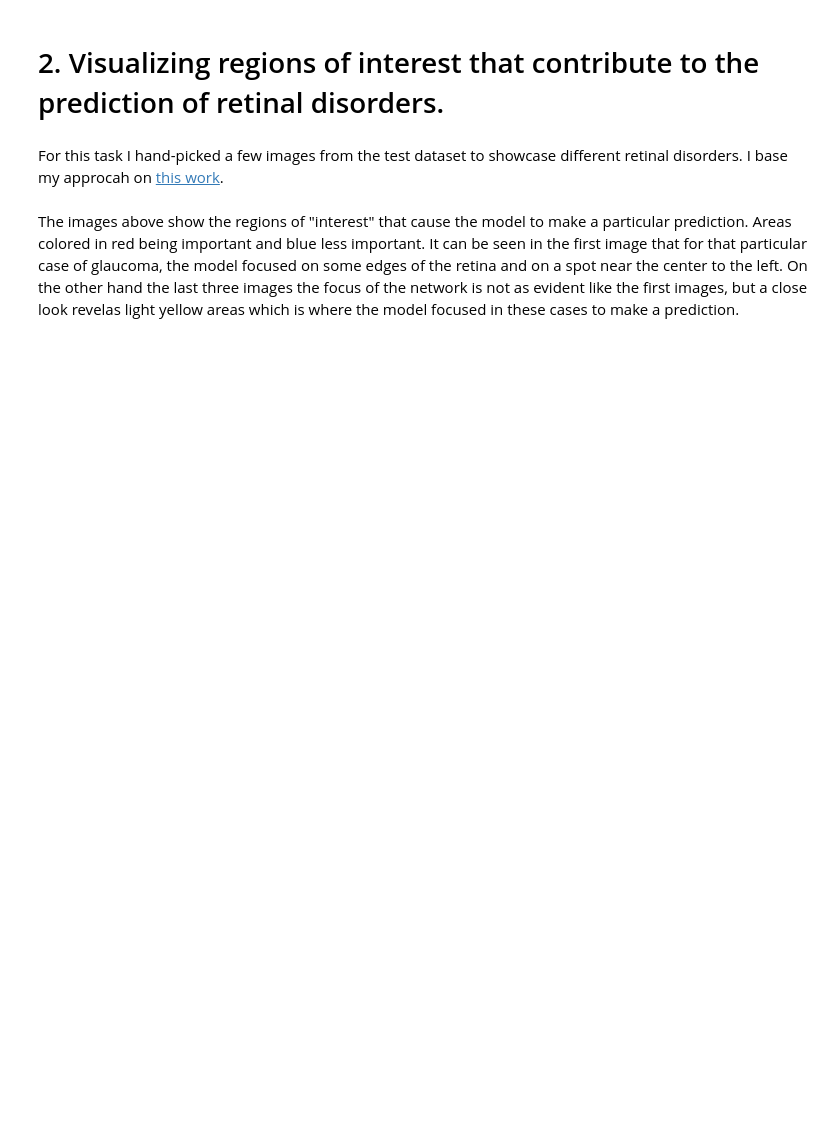
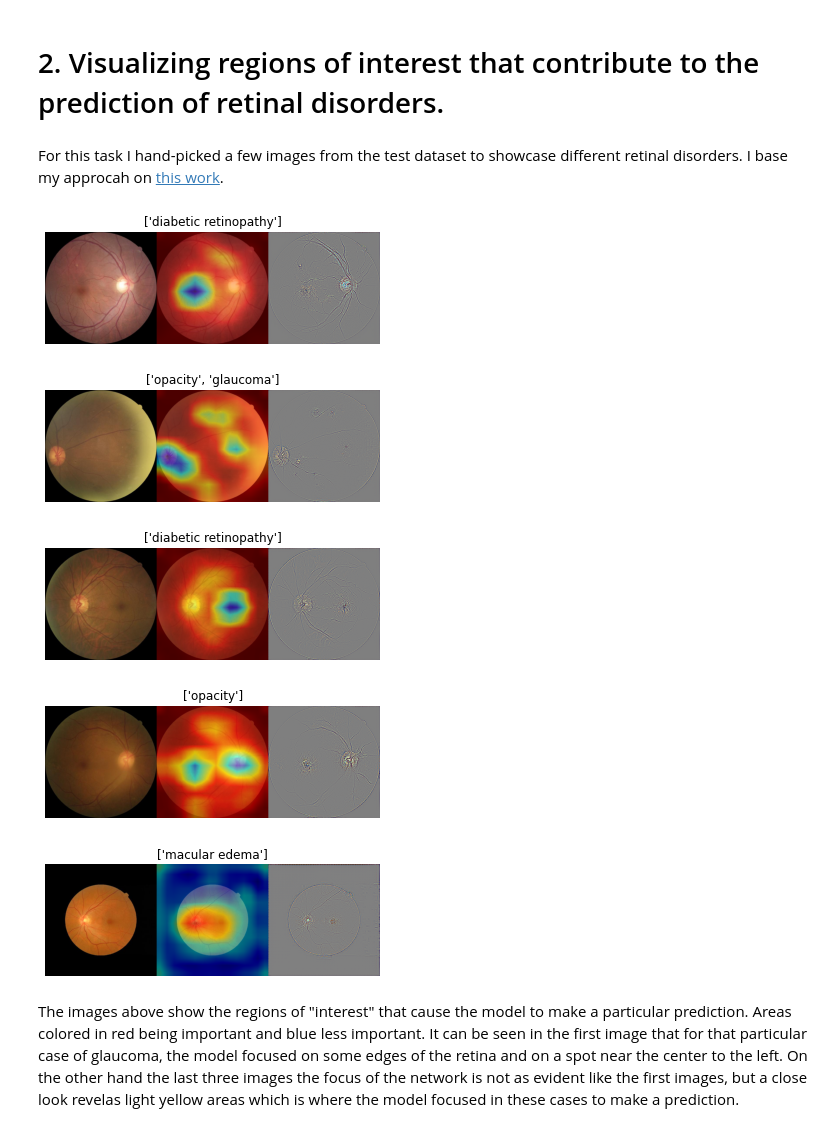
Before and after one commit to blueraymusic/Retinal, a Jupyter notebook: Retinal_Disease_Detection.ipynb, the cells around one changed output. Drawn from its saved outputs; the diff is of its cells as text; code cells hidden in the pictures; blank space fills up the shorter version.

```diff
--- a/Retinal_Disease_Detection.ipynb
+++ b/Retinal_Disease_Detection.ipynb
@@ -604,0 +537,16 @@ print('Accuracy:{:.3f}\nPrecision:{:.3f}\nRecall:{:.3f}\nF1:{:.3f}'.format(
+# %%
+# Load the model (ResNet50)
+model = models.resnet50()
+num_ftrs = model.fc.in_features
+model.fc = nn.Linear(num_ftrs, len(disease_labels))
+model.load_state_dict(torch.load('models/ResNet50_v1.0.ipynb.pth'))
+model = model.to(device)
+
+# Create the dataset and dataloader test instances.
+image_dataset['test'] = RetinalDisorderTestDataset(img_dir='data/test',
+                                                   transform=img_transforms['test'])
+
+dataloaders['test'] = DataLoader(image_dataset['test'], batch_size=batch_size,
+                                 num_workers=0)
+
+test_results = predict_test_data(model, data_split='test')
@@ -624,7 +585,7 @@ def get_concat_h(im1, im2):
     dst.paste(im2, (im1.shape[0], 0))
     return dst
 # %%
-model = model_ft2
+# model = model_ft2
 target_layers = [model.layer4[-1]]
 
 # Examples images from the test dataset. These where selected manually to showcase different retinal disrders.
@@ -659,32 +620,38 @@ for img_path, label in example_images:
         cam_image = show_cam_on_image(rgb_img, grayscale_cam, use_rgb=True)
 
         # cam_image is RGB encoded whereas "cv2.imwrite" requires BGR encoding.
         cam_image = cv2.cvtColor(cam_image, cv2.COLOR_RGB2BGR)
 
     gb_model = GuidedBackpropReLUModel(model=model, use_cuda=True)
     gb = gb_model(input_tensor, target_category=target_category)
 
     cam_mask = cv2.merge([grayscale_cam, grayscale_cam, grayscale_cam])
     cam_gb = deprocess_image(cam_mask * gb)
     gb = deprocess_image(gb)
 
     method = 'GradCAM'
     # cv2.imwrite(f'{method}_cam.jpg', cam_image)
     # cv2.imwrite(f'{method}_gb.jpg', gb)
     # cv2.imwrite(f'{method}_cam_gb.jpg', cam_gb)
 
     visualization = show_cam_on_image(rgb_img, grayscale_cam)
 
     ims = np.concatenate((rgb_img,
                           np.float32(visualization)/255,
                           np.float32(gb)/255
                          ), axis=1)
 
     labels = [disease_labels[idx] for idx, value in enumerate(label) if value == 1]
 
     plt.title(labels)
     plt.axis("off")
     plt.imshow(ims)
     plt.show()
+# %% [output]
+[figure, added]
+[figure, added]
+[figure, added]
+[figure, added]
+[figure, added]
 # %% [markdown]
 The images above show the regions of "interest" that cause the model to make a particular prediction. Areas colored in red being important and blue less important. It can be seen in the first image that for that particular case of glaucoma, the model focused on some edges of the retina and on a spot near the center to the left. On the other hand the last three images the focus of the network is not as evident like the first images, but a close look revelas light yellow areas which is where the model focused in these cases to make a prediction.
```
Also changed, not shown: parts of 47 cells of this notebook, 6 other files.
